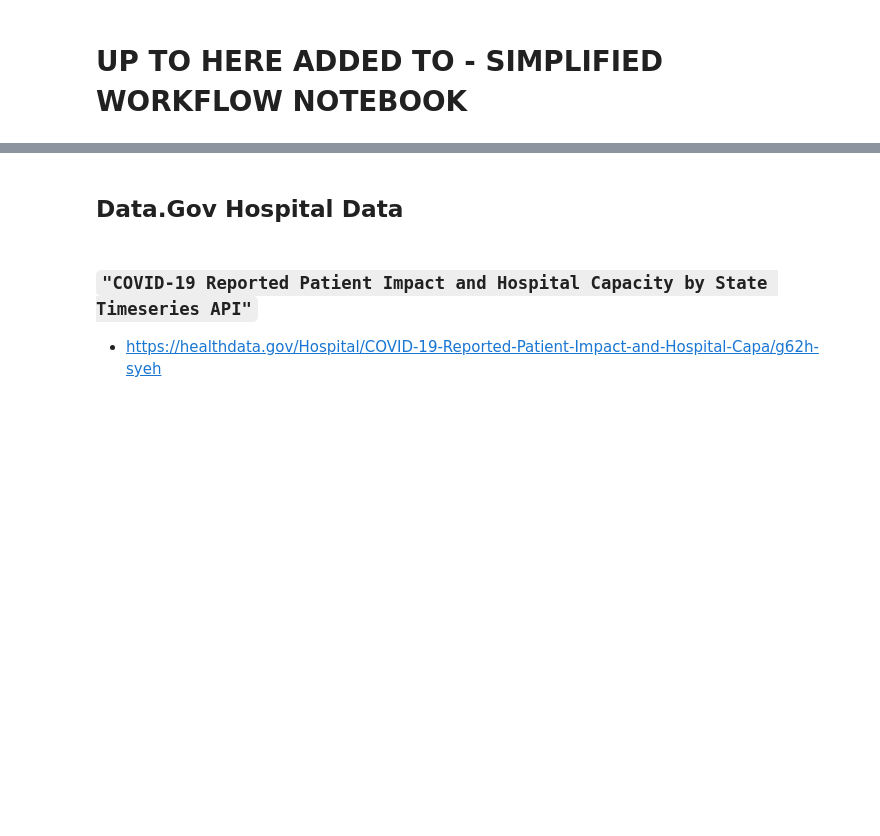
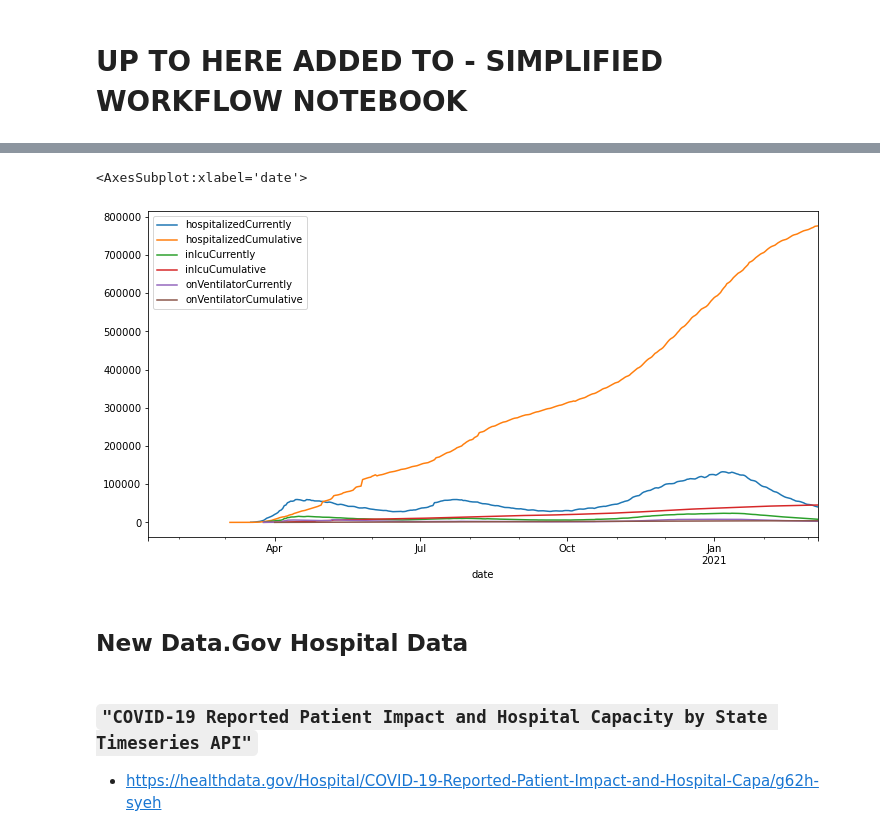
Before and after one commit to jirvingphd/playing-with-coronavirus-data, a Jupyter notebook: 0_Exploring Options for Replacing Covid Tracking Project Data_08-2021.ipynb, the cells around one changed output, grey strips where cells are left out. Drawn from its saved outputs; the diff is of its cells as text; code cells hidden in the pictures; blank space fills up the shorter version.

Commit message:
overhauled hospital data processing

```diff
--- a/0_Exploring Options for Replacing Covid Tracking Project Data_08-2021.ipynb
+++ b/0_Exploring Options for Replacing Covid Tracking Project Data_08-2021.ipynb
@@ -439,0 +442,4 @@ ___
+# %%
+## original class for using The Covid Tracking Project API
+covid = fn.CovidTrackingProject(verbose=True)
+covid
@@ -439,0 +471,5 @@ ___
+# %%
+# md = covid.get_group_ts('MD')
+# md
+df_prev = covid.df_us.copy()
+df_prev
@@ -440,5 +515,13 @@ ___
+# %%
+cols_to_find = ['hospitalizedCurrently','hospitalizedCumulative',
+               'inIcuCurrently','inIcuCumulative','onVentilatorCurrently',
+               'onVentilatorCumulative']
+df_prev[cols_to_find].plot()
+# %% [output]
+<AxesSubplot:xlabel='date'>
+[figure, added]
 # %% [markdown]
-## Data.Gov Hospital Data
+## New Data.Gov Hospital Data
 # %% [markdown]
 ### `"COVID-19 Reported Patient Impact and Hospital Capacity by State Timeseries API"`
 - https://healthdata.gov/Hospital/COVID-19-Reported-Patient-Impact-and-Hospital-Capa/g62h-syeh
```
Also changed, not shown: parts of 51 cells of this notebook, 4 other files.
